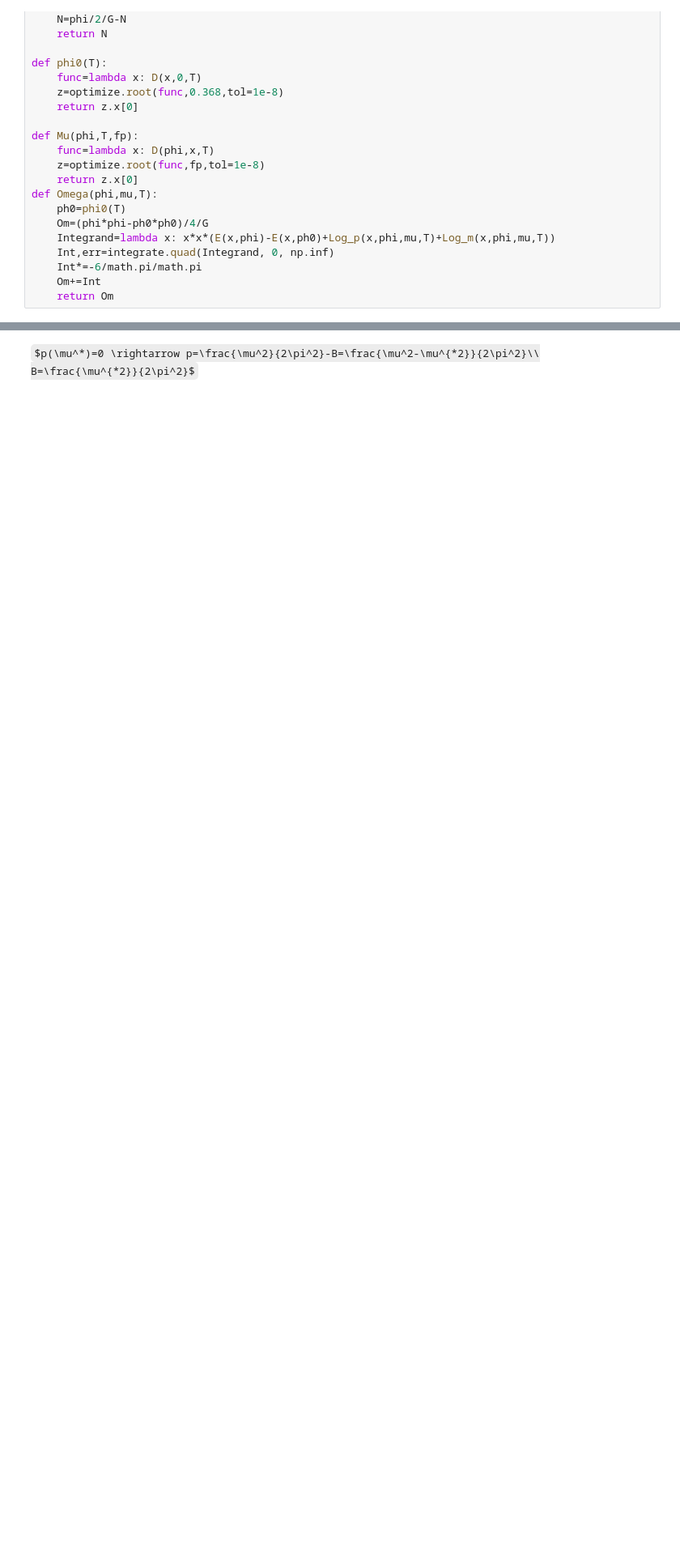
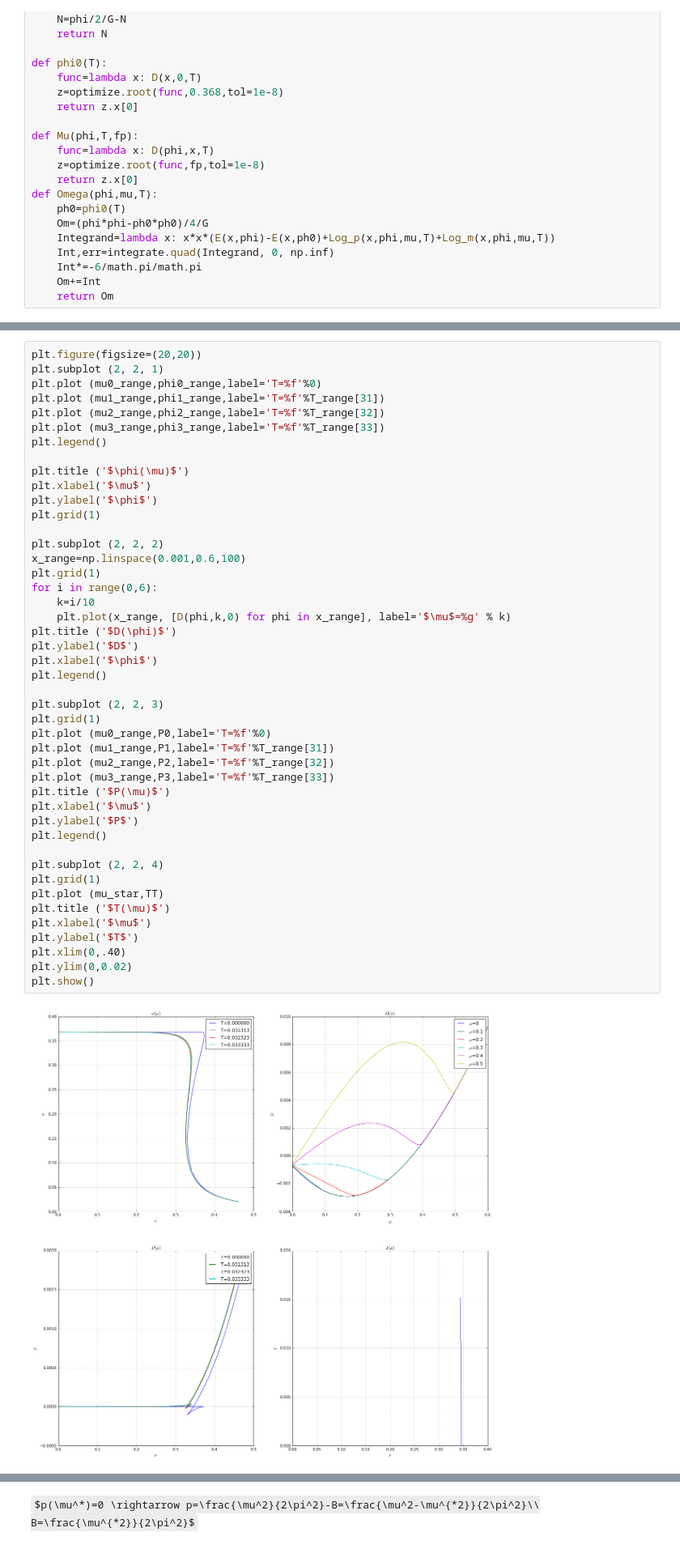
Before and after one commit to theor-mephi/quark-matter-bugrus, a Jupyter notebook: First_puzzle.ipynb, the cells around one changed output, grey strips where cells are left out. Shown at 81% size. Drawn from its saved outputs; the diff is of its cells as text; some formulas as TeX source; blank space fills up the shorter version.

```diff
--- a/First_puzzle.ipynb
+++ b/First_puzzle.ipynb
@@ -106,3 +182,50 @@ for i in range(n):
+# %%
+plt.figure(figsize=(20,20))
+plt.subplot (2, 2, 1)
+plt.plot (mu0_range,phi0_range,label='T=%f'%0)
+plt.plot (mu1_range,phi1_range,label='T=%f'%T_range[31])
+plt.plot (mu2_range,phi2_range,label='T=%f'%T_range[32])
+plt.plot (mu3_range,phi3_range,label='T=%f'%T_range[33])
+plt.legend()
+
+plt.title ('$\phi(\mu)$')
+plt.xlabel('$\mu$')
+plt.ylabel('$\phi$')
+plt.grid(1)
+
+plt.subplot (2, 2, 2)
+x_range=np.linspace(0.001,0.6,100)
+plt.grid(1)
+for i in range(0,6):
+    k=i/10
+    plt.plot(x_range, [D(phi,k,0) for phi in x_range], label='$\mu$=%g' % k)
+plt.title ('$D(\phi)$')
+plt.ylabel('$D$')
+plt.xlabel('$\phi$')
+plt.legend()
+
+plt.subplot (2, 2, 3)
+plt.grid(1)
+plt.plot (mu0_range,P0,label='T=%f'%0)
+plt.plot (mu1_range,P1,label='T=%f'%T_range[31])
+plt.plot (mu2_range,P2,label='T=%f'%T_range[32])
+plt.plot (mu3_range,P3,label='T=%f'%T_range[33])
+plt.title ('$P(\mu)$')
+plt.xlabel('$\mu$')
+plt.ylabel('$P$')
+plt.legend()
+
+plt.subplot (2, 2, 4)
+plt.grid(1)
+plt.plot (mu_star,TT)
+plt.title ('$T(\mu)$')
+plt.xlabel('$\mu$')
+plt.ylabel('$T$')
+plt.xlim(0,.40)
+plt.ylim(0,0.02)
+plt.show()
+# %% [output]
+[figure, added]
 # %%
 mu=0.4
 Om=[]
```
Also changed, not shown: parts of 13 cells of this notebook.
